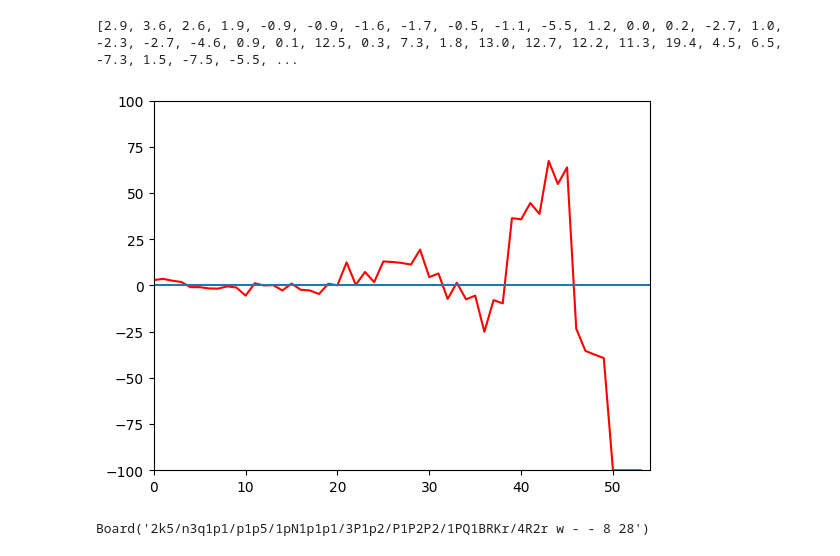
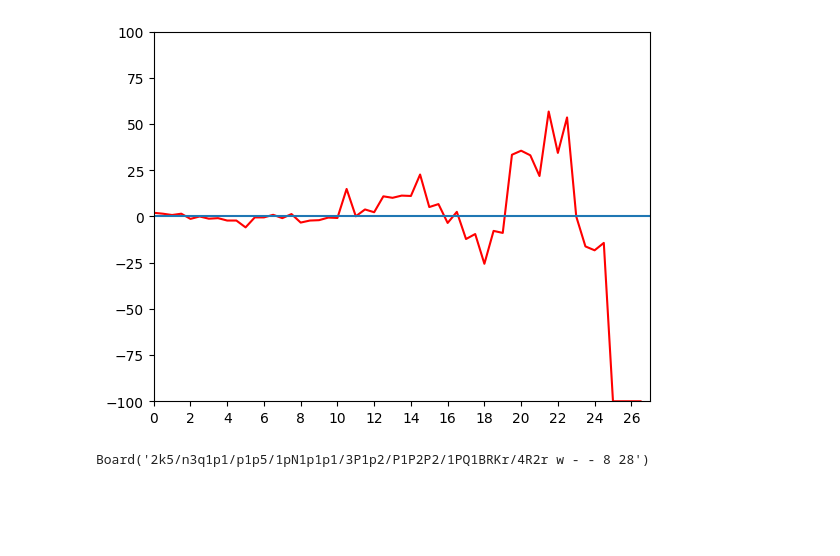
Before and after one commit to Ole-rgb/Chess-Project, a Jupyter notebook: Visualize.ipynb, the cells around one changed output. Drawn from its saved outputs; the diff is of its cells as text; code cells hidden in the pictures; blank space fills up the shorter version.

Commit message:
implemented x axis as turns rather than moves

```diff
--- a/Visualize.ipynb
+++ b/Visualize.ipynb
@@ -97,15 +97,14 @@ class ChessAnalyser:
     def plotEvalGraph(self,game:chess.pgn.Game,depth:Optional[int]=20):
         formattedInfos = self.getFormattedInfos(game,depth)
         evals = [(100 if 0 < info["mate_score"] else -100) if info["centipawn_score"] is None else info["centipawn_score"]  for info in formattedInfos]
-        numberOfMoves=len(evals)
+        turns = len(evals)/2
 
-        x=np.arange(0,numberOfMoves,1)
+        x=np.arange(0,turns,0.5)
 
         y1 = None
         y2 = None
 
         Y = evals
-        print(evals)
 
         fig, ax = plt.subplots()
 
@@ -113,9 +112,9 @@ class ChessAnalyser:
         ax.plot(x,Y,color="red")
 
         #TODO count two moves as one turn!
-        ax.set(xlim=(0, numberOfMoves),ylim=(-100, 100))
+        ax.set(xlim=(0, turns),ylim=(-100, 100))
         plt.axhline(y=0)
-
+        plt.xticks(np.arange(0,turns,2))
         plt.show()
 
 
@@ -143,20 +142,19 @@ class ChessAnalyser:
 # %%
 helperClass = HelperClass()
 analyser = ChessAnalyser()
 
 JSONgame = helperClass.getGame("Triumpfole",helperClass.getFiles("Triumpfole",True)[3])
 game = analyser.readJSONGameToPGN(JSONgame)
 analyser.loadGameToBoard(game)
 
 #print(analyser.getSelfEval(2))
-analyser.plotEvalGraph(game=game,depth=25)
+analyser.plotEvalGraph(game=game,depth=10)
 analyser.getBoard()
 
 # analyser.loadGameEval(game,10)
 # %% [output]
+[figure, new version]
-[2.9, 3.6, 2.6, 1.9, -0.9, -0.9, -1.6, -1.7, -0.5, -1.1, -5.5, 1.2, 0.0, 0.2, -2.7, 1.0, -2.3, -2.7, -4.6, 0.9, 0.1, 12.5, 0.3, 7.3, 1.8, 13.0, 12.7, 12.2, 11.3, 19.4, 4.5, 6.5, -7.3, 1.5, -7.5, -5.5, ...
+Board('2k5/n3q1p1/p1p5/1pN1p1p1/3P1p2/P1P2P2/1PQ1BRKr/4R2r w - - 8 28')
-[figure, old version]
-Board('2k5/n3q1p1/p1p5/1pN1p1p1/3P1p2/P1P2P2/1PQ1BRKr/4R2r w - - 8 28')
 # %%
 # if __name__ == "__main__":
 #     helperClass = HelperClass()
```
Also changed, not shown: 3 other files.
